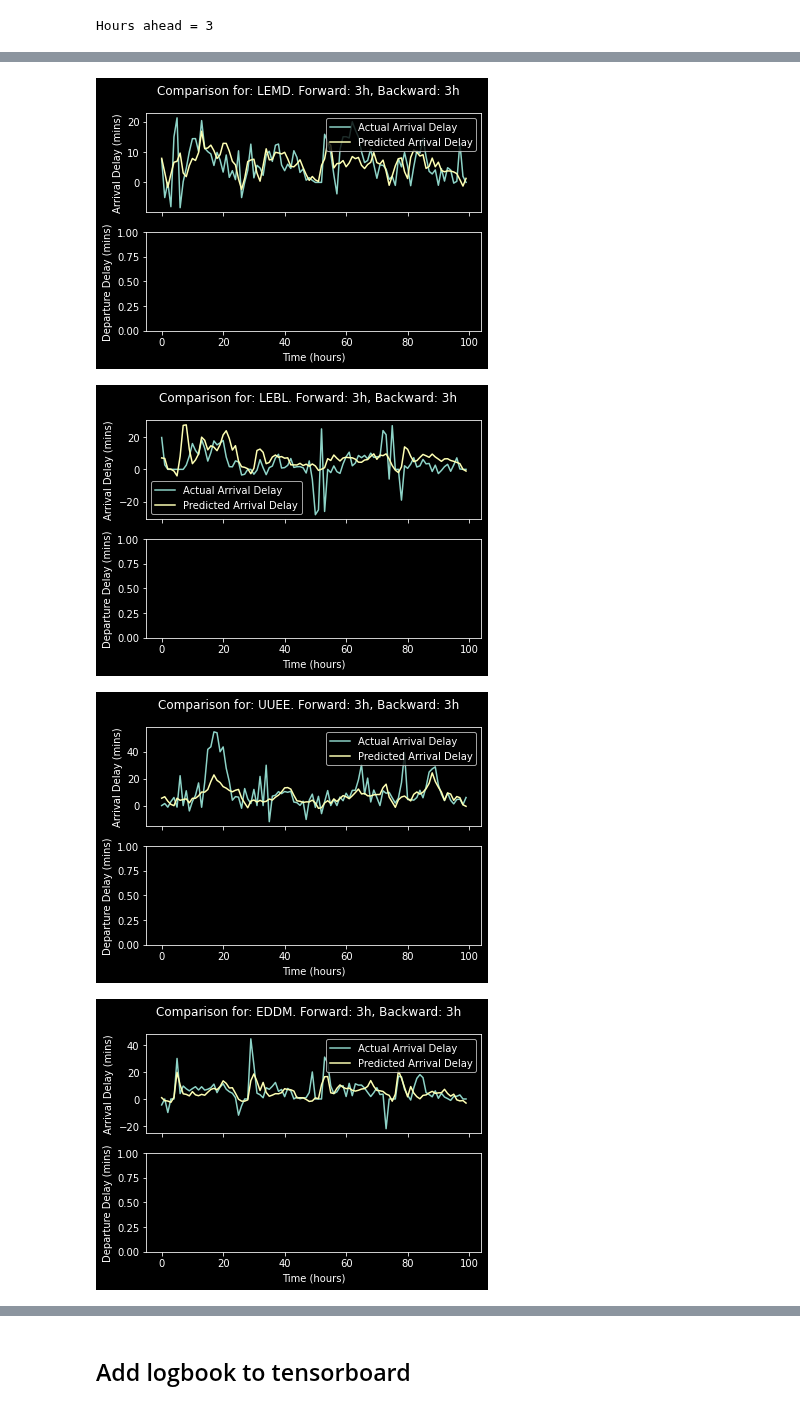
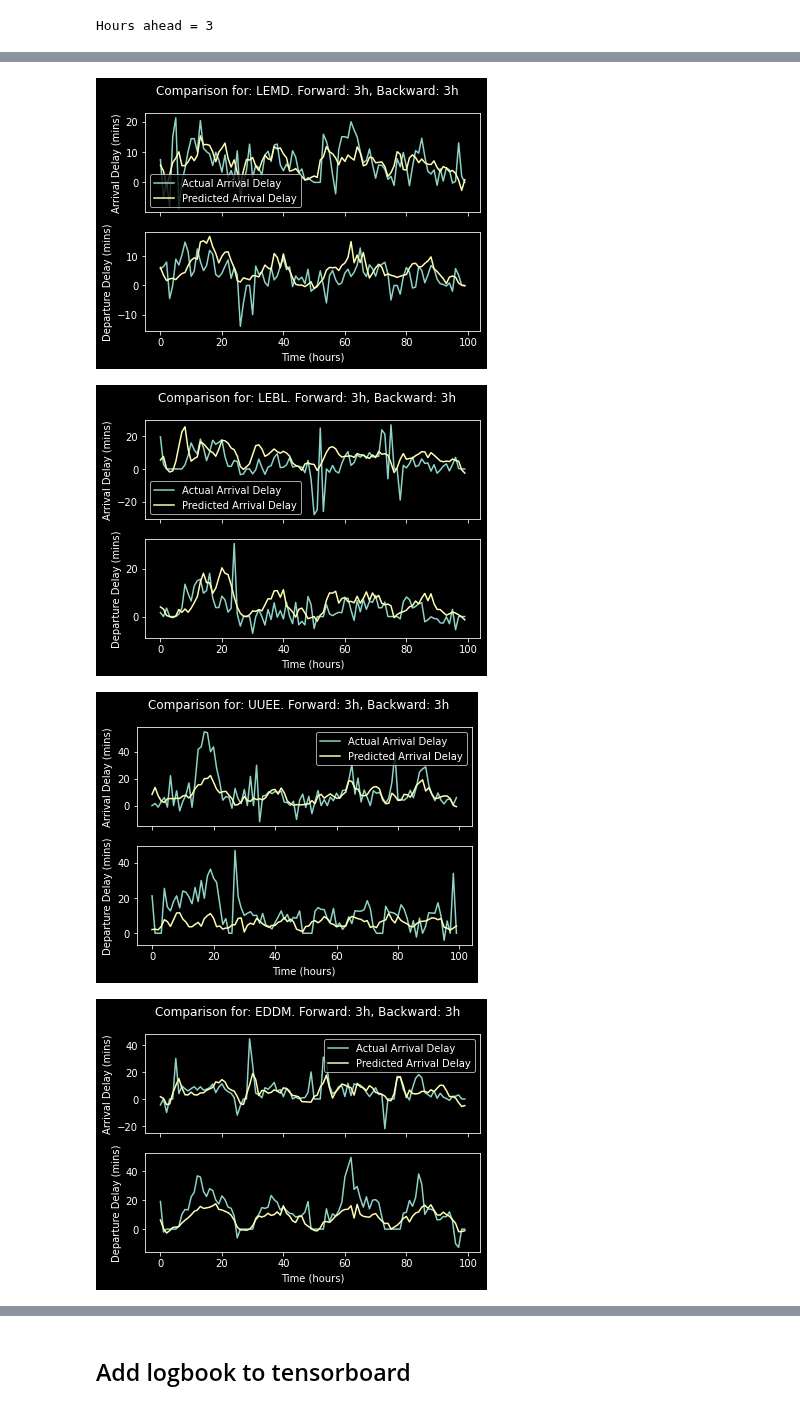
Before and after one commit to junzis/atdelay, a Jupyter notebook: kerasexp2Layers.ipynb, the cells around one changed output, grey strips where cells are left out. Saved outputs shown, nothing was run; the diff lists cells and outputs as text; code cells hidden in the pictures.

```diff
--- a/kerasexp2Layers.ipynb
+++ b/kerasexp2Layers.ipynb
@@ -85,7 +89,7 @@ for airport in airports:
     X = dataDict[airport]["X"].drop(columnsToDrop, axis=1).to_numpy()
     Xlist.append(X)
 
-    Y = dataDict[airport]["Y"].iloc[:, 0].to_numpy()
+    Y = dataDict[airport]["Y"].iloc[:,:].to_numpy()
     Ylist.append(Y)
 
 
@@ -680,20 +690,21 @@ Hours ahead = 3
 def getLabelArrays(hour, input_sequence_length=input_sequence_length):
     syncindex = input_sequence_length + hour - 1
     yTestPred = model.predict(test_dataset, verbose=0)
-    ypredFull = yTestPred[:windowSize, hour-1, :]
+    ypredFull = yTestPred[:windowSize, hour-1, :,:]
     yactualFull = Ytest[syncindex:windowSize+syncindex:, :]
-    mae = mean_absolute_error(ypredFull, yactualFull)
+    mae1 = mean_absolute_error(ypredFull[:,:,0], yactualFull[:,:,0])
+    mae2 = mean_absolute_error(ypredFull[:,:,1], yactualFull[:,:,1])
 
-    return ypredFull, yactualFull, mae
+    return ypredFull, yactualFull, mae1, mae2
 
 
 def plotComparison(airport_index, hour):
-    ypredFull, yactualFull, mae = getLabelArrays(hour)
+    ypredFull, yactualFull, _, _ = getLabelArrays(hour)
     fig, axs = plt.subplots(2, 1, sharex=True, num=airport_index)
-    axs[0].plot(yactualFull[:, 0 + airport_index], label="Actual Arrival Delay")
-    # axs[1].plot(yactualFull[:, len(airports)+airport_index], label="Actual Departure Delay")
-    axs[0].plot(ypredFull[:, 0 + airport_index], label="Predicted Arrival Delay")
-    # axs[1].plot(ypredFull[:, len(airports)+airport_index], label="Predicted Departure Delay")
+    axs[0].plot(yactualFull[:, 0 + airport_index, 0], label="Actual Arrival Delay")
+    axs[1].plot(yactualFull[:, airport_index, 1], label="Actual Departure Delay")
+    axs[0].plot(ypredFull[:, 0 + airport_index, 0], label="Predicted Arrival Delay")
+    axs[1].plot(ypredFull[:, airport_index, 1], label="Predicted Departure Delay")
     axs[0].legend()
     # axs[1].legend()
     axs[1].set_xlabel("Time (hours)")
@@ -705,10 +716,13 @@ def plotComparison(airport_index, hour):
 def plotMAEOverTime(forecast_horizon=forecast_horizon):
     hours = list(range(1, forecast_horizon+1))
     maeList = []
+    maeList2 = []
     for h in hours:
-        _,_, mae = getLabelArrays(h)
-        maeList.append(mae)
+        _,_, mae1, mae2 = getLabelArrays(h)
+        maeList.append(mae1)
+        maeList2.append(mae2)
     plt.plot(hours, maeList)
+    plt.plot(hours, maeList2)
     plt.xlabel("Look forward (hours)")
     plt.ylabel("MAE (minutes)")
 
@@ -728,4 +742,4 @@ for airportidx in range(0, len(airports)):
-[figure, old version]
+[figure, new version]
-[figure, old version]
+[figure, new version]
-[figure, old version]
+[figure, new version]
-[figure, old version]
+[figure, new version]
```
Also changed, not shown: parts of 8 cells of this notebook.
